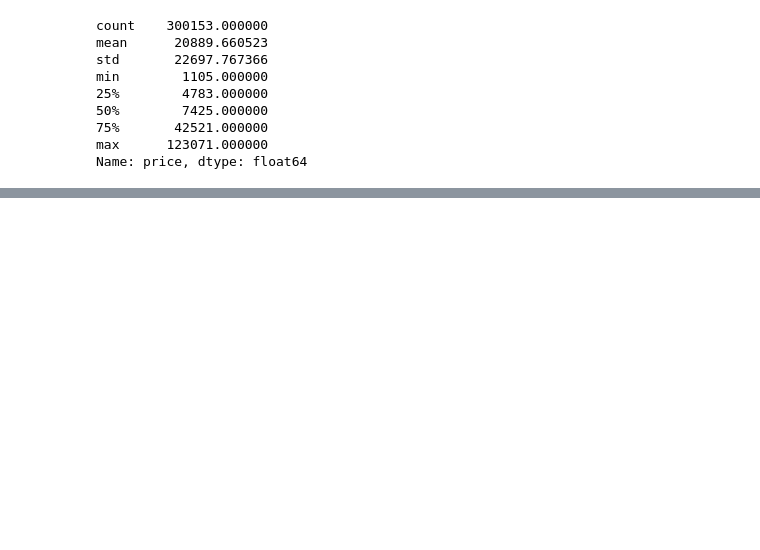
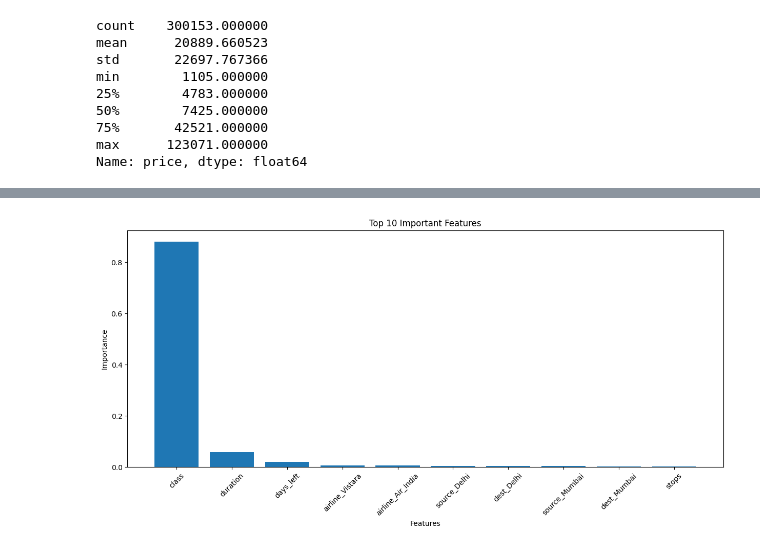
Before and after one commit to Shandeep-Raula/Flight-Price-Prediction-in-Python, a Jupyter notebook: flight-price-prediction-in-python.ipynb, the cells around one changed output, grey strips where cells are left out. Saved outputs shown, nothing was run; the diff lists cells and outputs as text; code cells hidden in the pictures; blank space fills up the shorter version.

```diff
--- a/flight-price-prediction-in-python.ipynb
+++ b/flight-price-prediction-in-python.ipynb
@@ -149,3 +165,7 @@ min        1105.000000
 75%       42521.000000
 max      123071.000000
 Name: price, dtype: float64
+# %%
+importance = dict(zip(reg.feature_names_in_, reg.feature_importances_))
+sorted_importance = sorted(importance.items(), key=lambda x: x[1], reverse=True)
+sorted_importance
@@ -151,0 +202,10 @@ Name: price, dtype: float64
+# %%
+plt.figure(figsize=(15, 6))
+plt.bar([x[0] for x in sorted_importance[:10]], [x[1] for x in sorted_importance[:10]])
+plt.xticks(rotation=45)
+plt.xlabel("Features")
+plt.ylabel("Importance")
+plt.title("Top 10 Important Features")
+plt.show()
+# %% [output]
+[figure, added]
```
Also changed, not shown: parts of 7 cells of this notebook.
